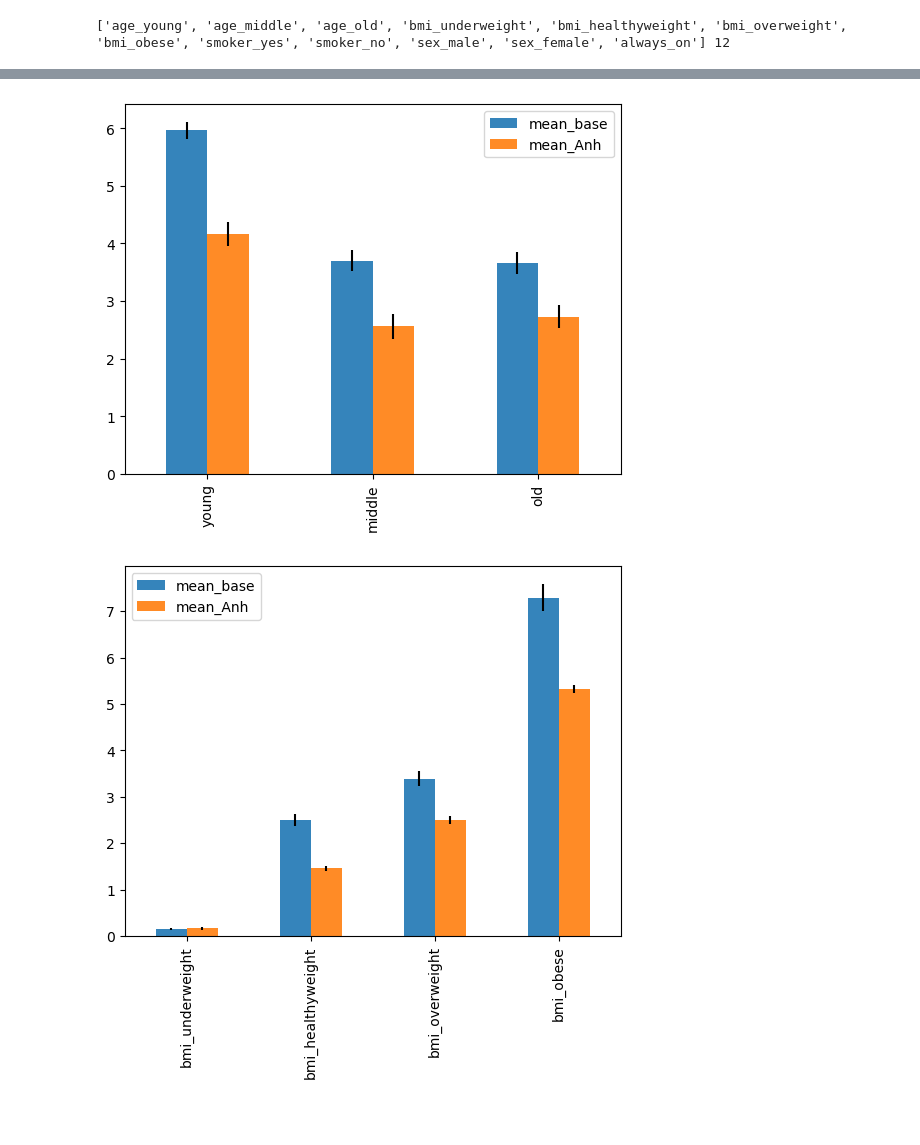
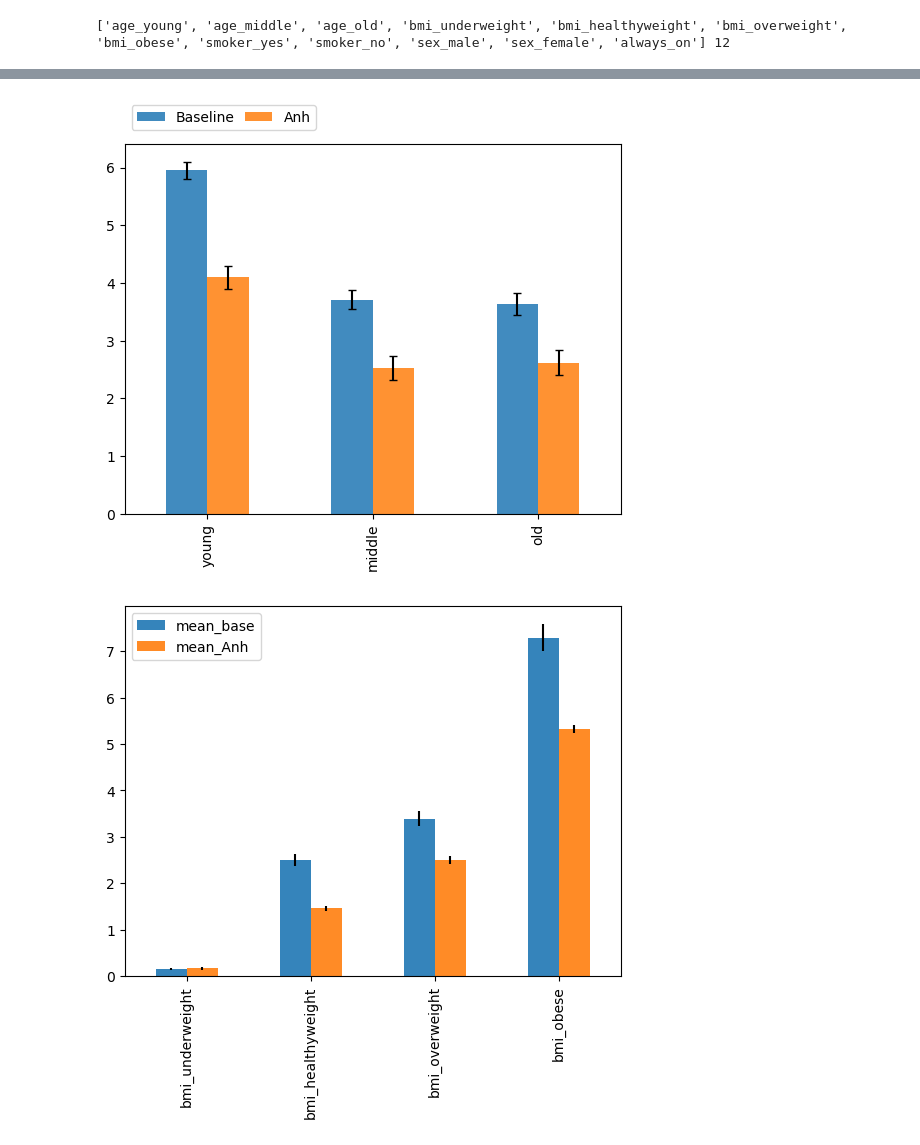
Before and after one commit to krishnacharya/multidecomp, a Jupyter notebook: jupyter_scripts/7insurance_premium.ipynb, the cells around one changed output, grey strips where cells are left out. Saved outputs shown, nothing was run; the diff lists cells and outputs as text; code cells hidden in the pictures; blank space fills up the shorter version.

```diff
--- a/jupyter_scripts/7insurance_premium.ipynb
+++ b/jupyter_scripts/7insurance_premium.ipynb
@@ -641,13 +726,14 @@ df_age_res = df_age_res.rename(index = row_names)
 # %%
 import pandas as pd
 import matplotlib.pyplot as plt
 
 yerr = df_age_res[['std_base', 'std_Anh']].to_numpy().T
+df_age_res[['mean_base', 'mean_Anh']].plot(kind='bar', yerr=yerr, alpha=0.85, error_kw=dict(ecolor='k'), capsize=3)
+plt.legend(labels = ['Baseline', 'Anh'], bbox_to_anchor=(0, 1.02, 0.4,0.2), loc ='lower left', mode='expand', ncol = 2)
 
-df_age_res[['mean_base', 'mean_Anh']].plot(kind='bar', yerr=yerr, alpha=0.9, error_kw=dict(ecolor='k'))
 plt.show()
 # %% [output]
-[figure, old version]
+[figure, new version]
 # %%
 yerr = df_bmi_res[['std_base', 'std_Anh']].to_numpy().T
 
```
Also changed, not shown: parts of 38 cells of this notebook, 5 other files.
